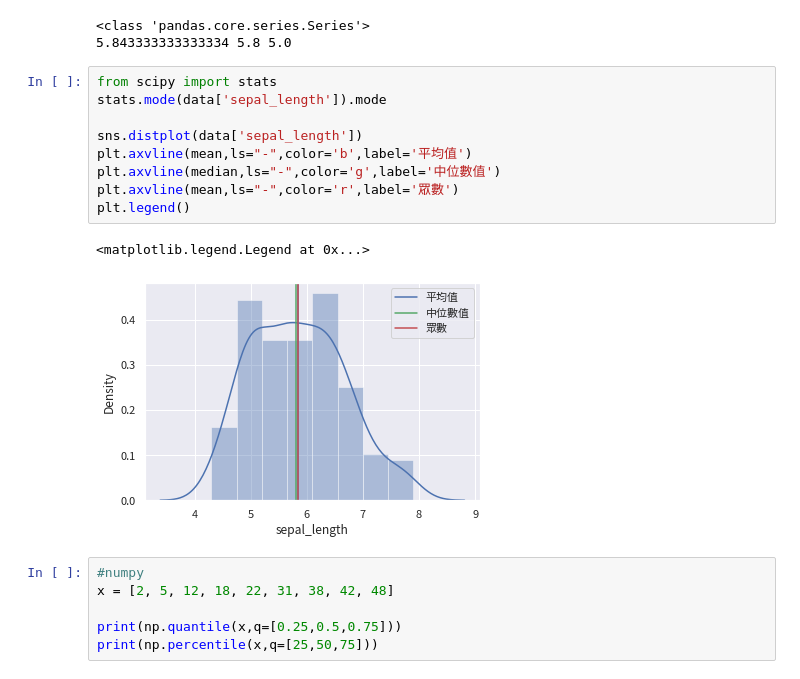
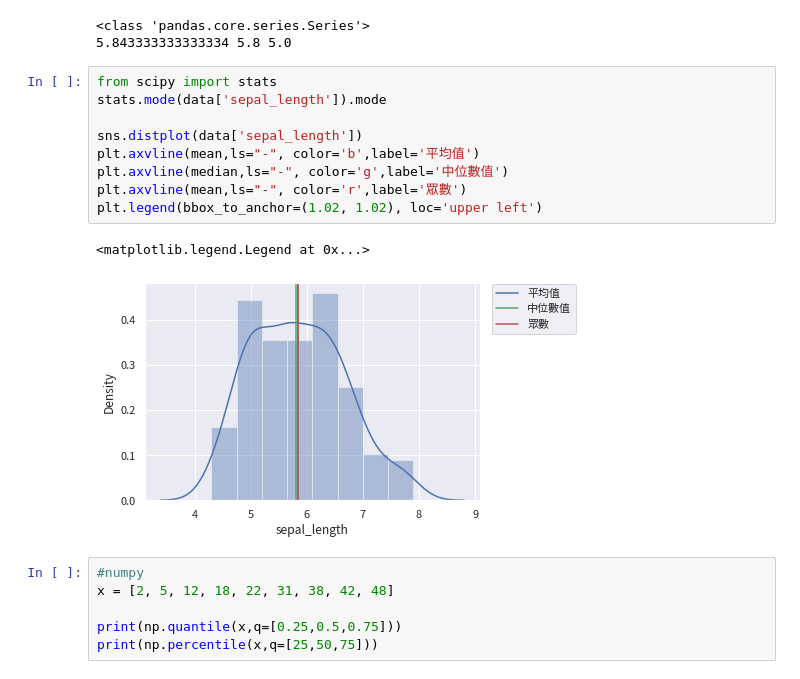
Before and after one commit to jeddyclass/202210.NCUT, a Jupyter notebook: session_02_descstats.ipynb, the cells around one changed output. Saved outputs shown, nothing was run; the diff lists cells and outputs as text.

```diff
--- a/session_02_descstats.ipynb
+++ b/session_02_descstats.ipynb
@@ -102,15 +102,15 @@ print(mean,median,mode)
 # %%
 from scipy import stats
 stats.mode(data['sepal_length']).mode
 
 sns.distplot(data['sepal_length'])
-plt.axvline(mean,ls="-",color='b',label='平均值')
-plt.axvline(median,ls="-",color='g',label='中位數值')
-plt.axvline(mean,ls="-",color='r',label='眾數')
-plt.legend()
+plt.axvline(mean,ls="-", color='b',label='平均值')
+plt.axvline(median,ls="-", color='g',label='中位數值')
+plt.axvline(mean,ls="-", color='r',label='眾數')
+plt.legend(bbox_to_anchor=(1.02, 1.02), loc='upper left')
 # %% [output]
 <matplotlib.legend.Legend at 0x...>
-[figure, old version]
+[figure, new version]
 # %%
 #numpy
 x = [2, 5, 12, 18, 22, 31, 38, 42, 48]
```
